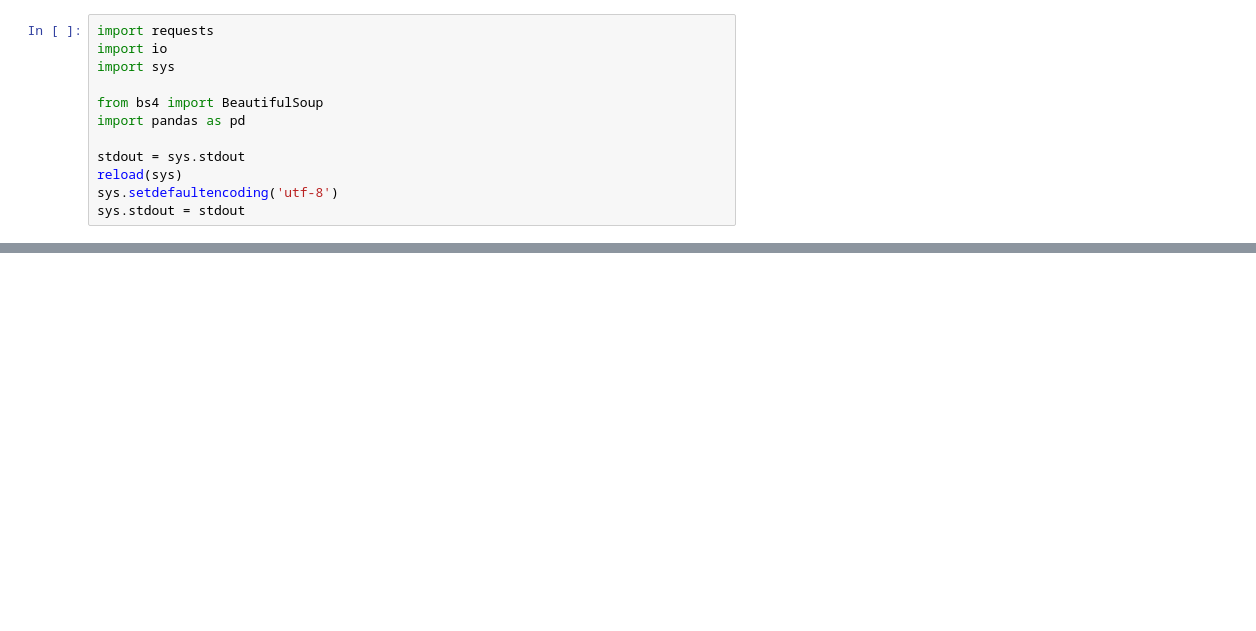
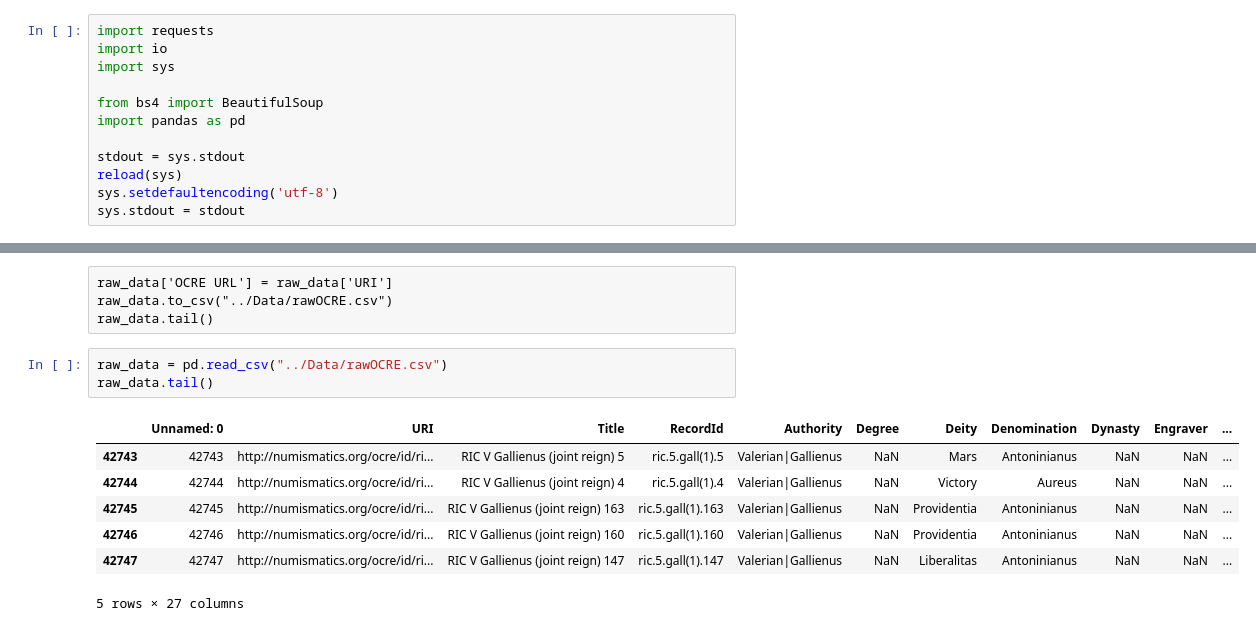
Before and after one commit to williamma12/roman_coinage, a Jupyter notebook: Code/OCRE scraper.ipynb, the cells around one changed output, grey strips where cells are left out. Drawn from its saved outputs; the diff is of its cells as text; blank space fills up the shorter version.

Commit message:
Fixed OCRE scraper

```diff
--- a/Code/OCRE scraper.ipynb
+++ b/Code/OCRE scraper.ipynb
@@ -66,0 +26,15 @@ data.to_csv("../Data/OCRE.csv")
+# %% [raw]
+raw_data['OCRE URL'] = raw_data['URI']
+raw_data.to_csv("../Data/rawOCRE.csv")
+raw_data.tail()
+# %%
+raw_data = pd.read_csv("../Data/rawOCRE.csv")
+raw_data.tail()
+# %% [output]
+|  | Unnamed: 0 | URI | Title | RecordId | Authority | Degree | Deity | Denomination | Dynasty | Engraver | ... |
+| 42743 | 42743 | http://numismatics.org/ocre/id/ri... | RIC V Gallienus (joint reign) 5 | ric.5.gall(1).5 | Valerian|Gallienus | NaN | Mars | Antoninianus | NaN | NaN | ... |
+| 42744 | 42744 | http://numismatics.org/ocre/id/ri... | RIC V Gallienus (joint reign) 4 | ric.5.gall(1).4 | Valerian|Gallienus | NaN | Victory | Aureus | NaN | NaN | ... |
+| 42745 | 42745 | http://numismatics.org/ocre/id/ri... | RIC V Gallienus (joint reign) 163 | ric.5.gall(1).163 | Valerian|Gallienus | NaN | Providentia | Antoninianus | NaN | NaN | ... |
+| 42746 | 42746 | http://numismatics.org/ocre/id/ri... | RIC V Gallienus (joint reign) 160 | ric.5.gall(1).160 | Valerian|Gallienus | NaN | Providentia | Antoninianus | NaN | NaN | ... |
+| 42747 | 42747 | http://numismatics.org/ocre/id/ri... | RIC V Gallienus (joint reign) 147 | ric.5.gall(1).147 | Valerian|Gallienus | NaN | Liberalitas | Antoninianus | NaN | NaN | ... |
+5 rows × 27 columns
```
Also changed, not shown: parts of 11 cells of this notebook, 1 other file.
